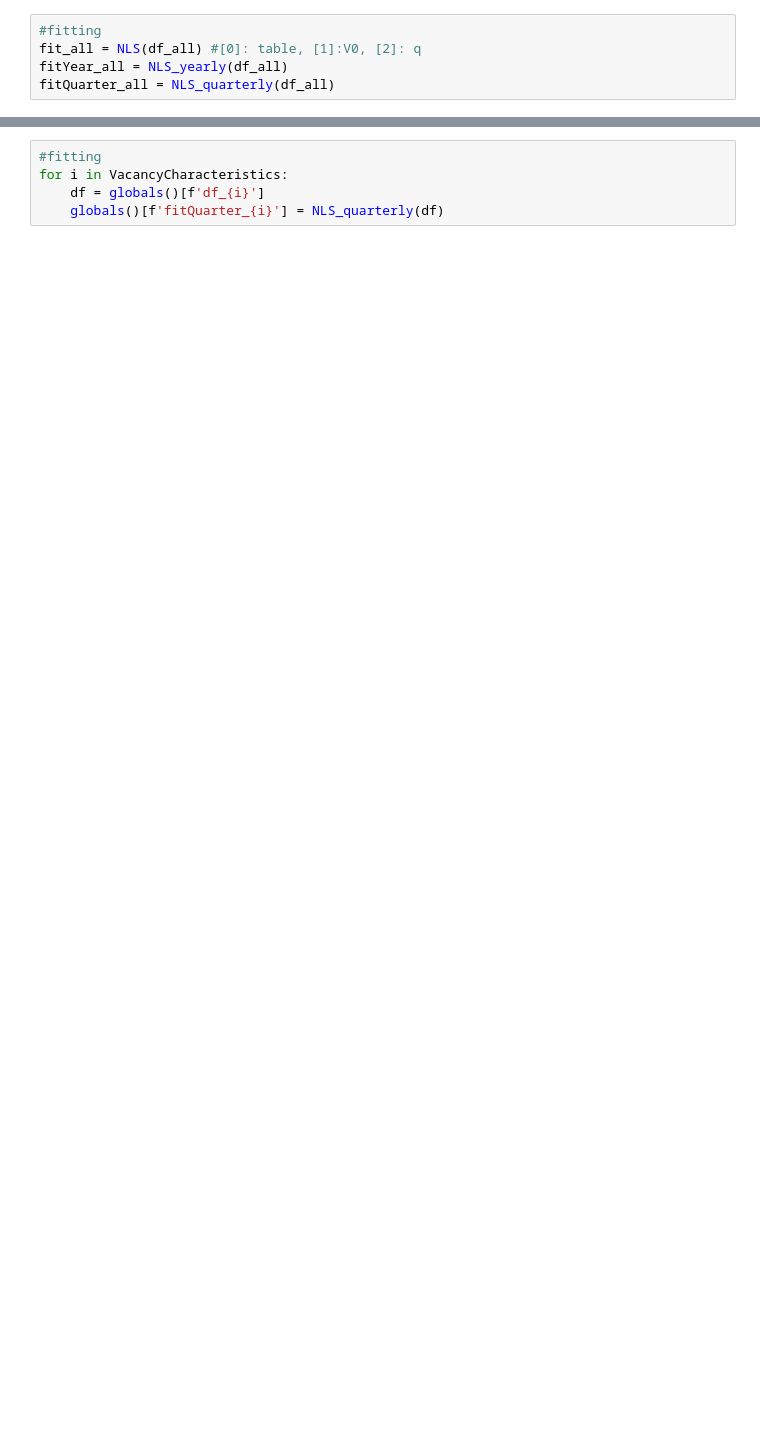
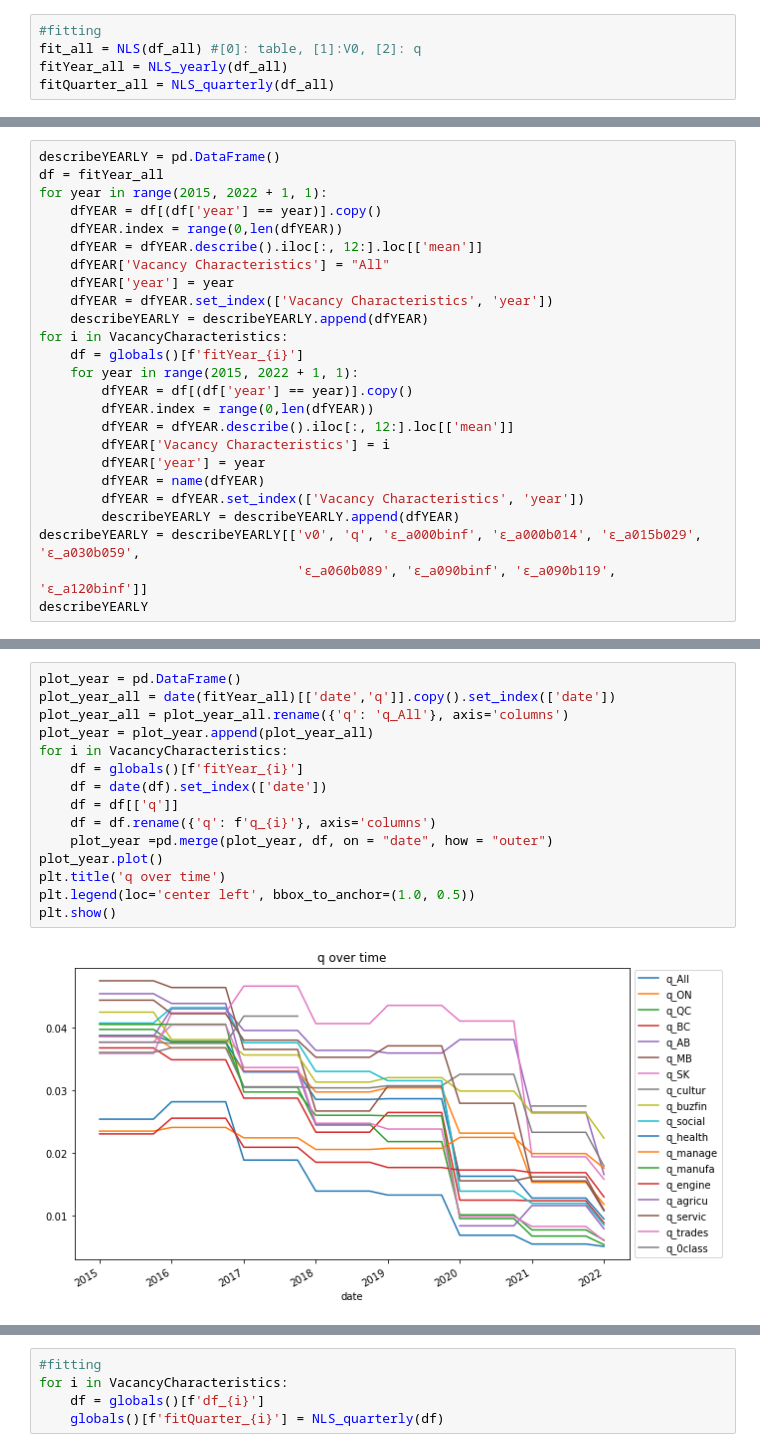
Before and after one commit to YanliangZhu/MAPaper, a Jupyter notebook: code.ipynb, the cells around one changed output, grey strips where cells are left out. Drawn from its saved outputs; the diff is of its cells as text; blank space fills up the shorter version.

```diff
--- a/code.ipynb
+++ b/code.ipynb
@@ -370,0 +356,25 @@ describeYEARLY
+# %%
+describeYEARLY = pd.DataFrame()
+df = fitYear_all
+for year in range(2015, 2022 + 1, 1):
+    dfYEAR = df[(df['year'] == year)].copy()
+    dfYEAR.index = range(0,len(dfYEAR))
+    dfYEAR = dfYEAR.describe().iloc[:, 12:].loc[['mean']]
+    dfYEAR['Vacancy Characteristics'] = "All"
+    dfYEAR['year'] = year
+    dfYEAR = dfYEAR.set_index(['Vacancy Characteristics', 'year'])
+    describeYEARLY = describeYEARLY.append(dfYEAR)
+for i in VacancyCharacteristics:
+    df = globals()[f'fitYear_{i}']
+    for year in range(2015, 2022 + 1, 1):
+        dfYEAR = df[(df['year'] == year)].copy()
+        dfYEAR.index = range(0,len(dfYEAR))
+        dfYEAR = dfYEAR.describe().iloc[:, 12:].loc[['mean']]
+        dfYEAR['Vacancy Characteristics'] = i
+        dfYEAR['year'] = year
+        dfYEAR = name(dfYEAR)
+        dfYEAR = dfYEAR.set_index(['Vacancy Characteristics', 'year'])
+        describeYEARLY = describeYEARLY.append(dfYEAR)
+describeYEARLY = describeYEARLY[['v0', 'q', 'ε_a000binf', 'ε_a000b014', 'ε_a015b029', 'ε_a030b059',
+                                 'ε_a060b089', 'ε_a090binf', 'ε_a090b119', 'ε_a120binf']]
+describeYEARLY
@@ -370,0 +400,17 @@ describeYEARLY
+# %%
+plot_year = pd.DataFrame()
+plot_year_all = date(fitYear_all)[['date','q']].copy().set_index(['date'])
+plot_year_all = plot_year_all.rename({'q': 'q_All'}, axis='columns')
+plot_year = plot_year.append(plot_year_all)
+for i in VacancyCharacteristics:
+    df = globals()[f'fitYear_{i}']
+    df = date(df).set_index(['date'])
+    df = df[['q']]
+    df = df.rename({'q': f'q_{i}'}, axis='columns')
+    plot_year =pd.merge(plot_year, df, on = "date", how = "outer")
+plot_year.plot()
+plt.title('q over time')
+plt.legend(loc='center left', bbox_to_anchor=(1.0, 0.5))
+plt.show()
+# %% [output]
+[figure, added]
```
Also changed, not shown: parts of 33 cells of this notebook.
